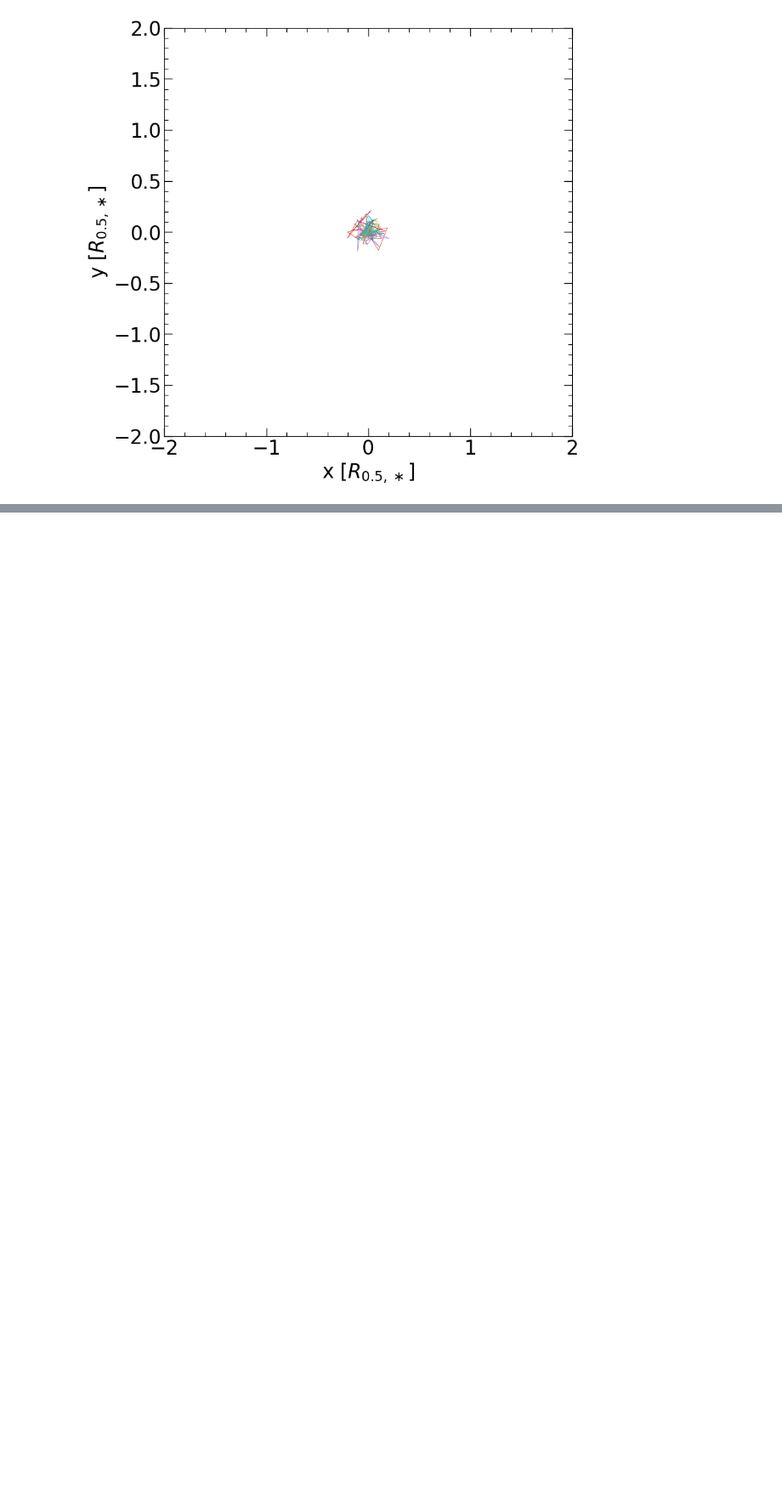
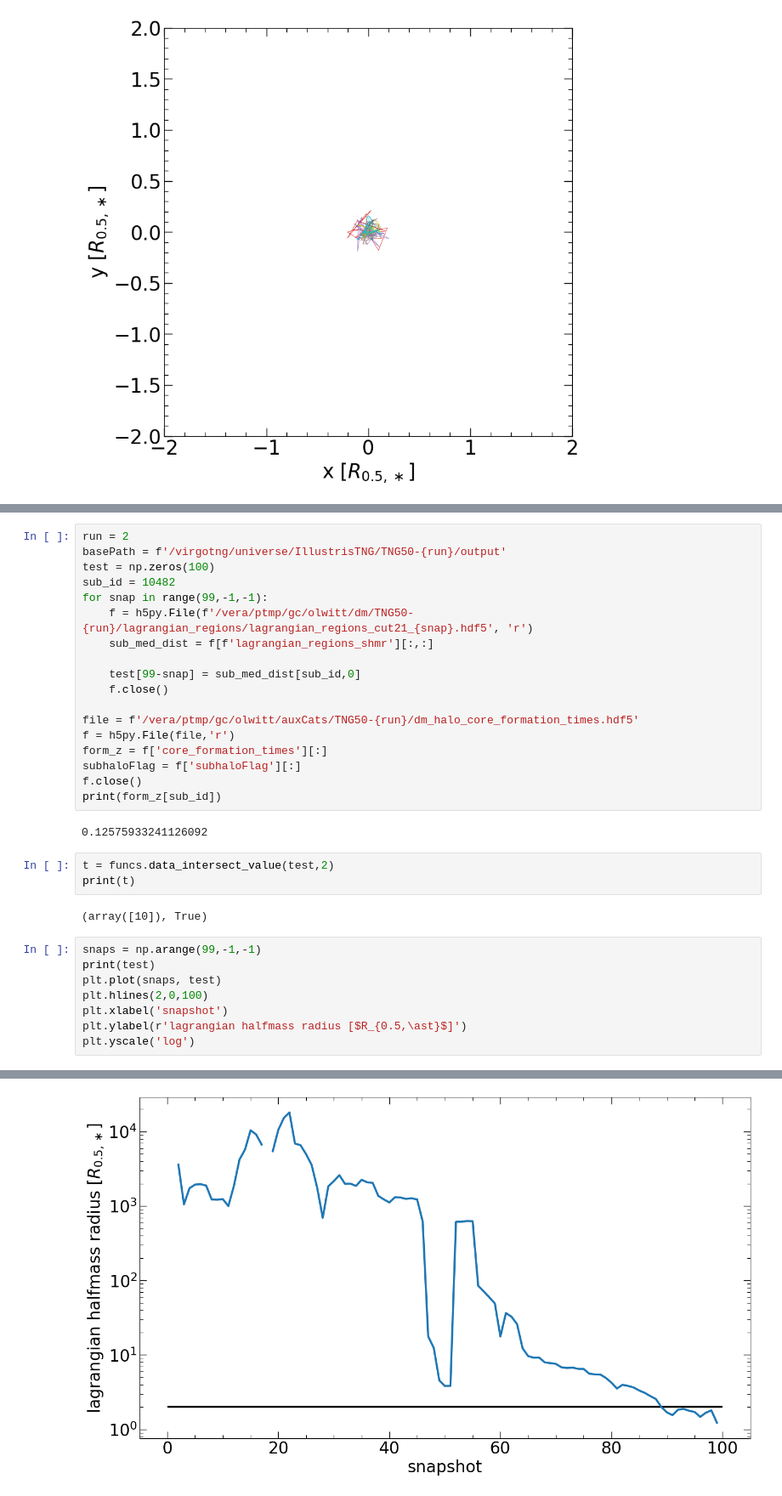
Before and after one commit to nelson-group/Ole_insitu_stars, a Jupyter notebook: dm_analysis.ipynb, the cells around one changed output, grey strips where cells are left out. Shown: that part at 85% size. Saved outputs shown, nothing was run; the diff lists cells and outputs as text; blank space fills up the shorter version.

```diff
--- a/dm_analysis.ipynb
+++ b/dm_analysis.ipynb
@@ -255,0 +300,34 @@ Text(0, 0.5, 'y [$R_{0.5,\\ast}$]')
+# %%
+run = 2
+basePath = f'/virgotng/universe/IllustrisTNG/TNG50-{run}/output'
+test = np.zeros(100)
+sub_id = 10482
+for snap in range(99,-1,-1):
+    f = h5py.File(f'/vera/ptmp/gc/olwitt/dm/TNG50-{run}/lagrangian_regions/lagrangian_regions_cut21_{snap}.hdf5', 'r')
+    sub_med_dist = f[f'lagrangian_regions_shmr'][:,:]
+
+    test[99-snap] = sub_med_dist[sub_id,0]
+    f.close()
+
+file = f'/vera/ptmp/gc/olwitt/auxCats/TNG50-{run}/dm_halo_core_formation_times.hdf5'
+f = h5py.File(file,'r')
+form_z = f['core_formation_times'][:]
+subhaloFlag = f['subhaloFlag'][:]
+f.close()
+print(form_z[sub_id])
+# %% [output]
+0.12575933241126092
+# %%
+t = funcs.data_intersect_value(test,2)
+print(t)
+# %% [output]
+(array([10]), True)
+# %%
+snaps = np.arange(99,-1,-1)
+print(test)
+plt.plot(snaps, test)
+plt.hlines(2,0,100)
+plt.xlabel('snapshot')
+plt.ylabel(r'lagrangian halfmass radius [$R_{0.5,\ast}$]')
+plt.yscale('log')
+# %% [output]
@@ -255,0 +351 @@ Text(0, 0.5, 'y [$R_{0.5,\\ast}$]')
+[figure, added]
```
Also changed, not shown: parts of 12 cells of this notebook, 5 other files.
